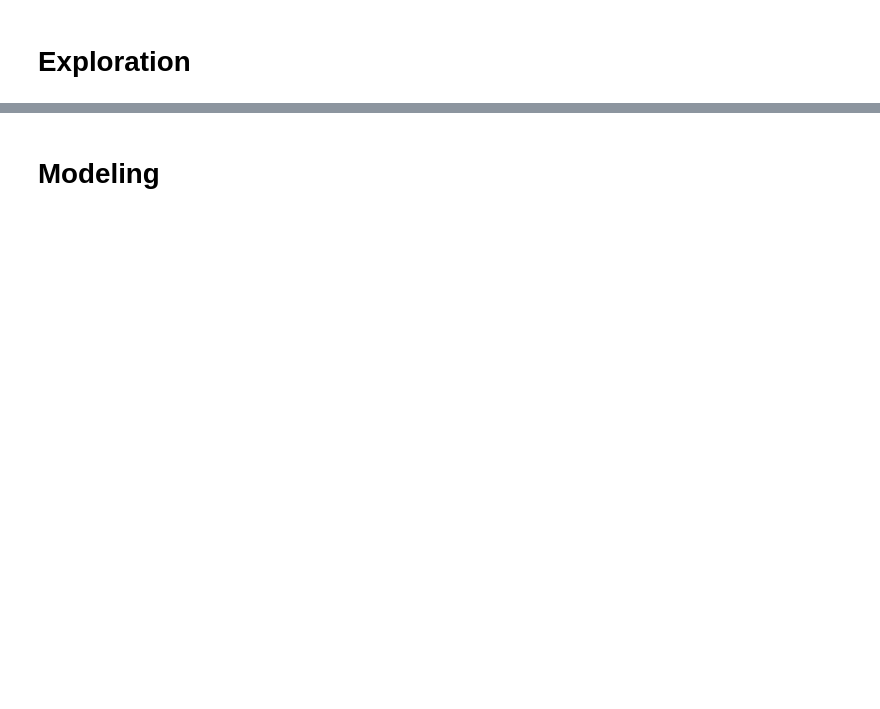
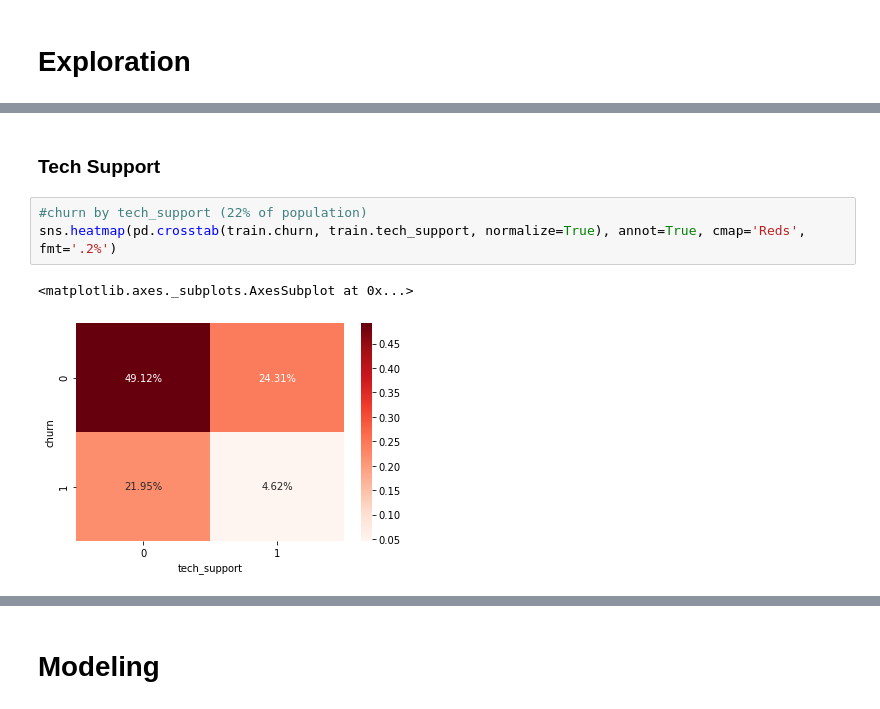
Before and after one commit to Brandon-Martinez27/classification_project, a Jupyter notebook: classification_project.ipynb, the cells around one changed output, grey strips where cells are left out. Drawn from its saved outputs; the diff is of its cells as text; blank space fills up the shorter version.

```diff
--- a/classification_project.ipynb
+++ b/classification_project.ipynb
@@ -175,0 +245,8 @@ sns.pairplot(train)
+# %% [markdown]
+### Tech Support
+# %%
+#churn by tech_support (22% of population)
+sns.heatmap(pd.crosstab(train.churn, train.tech_support, normalize=True), annot=True, cmap='Reds', fmt='.2%')
+# %% [output]
+<matplotlib.axes._subplots.AxesSubplot at 0x...>
+[figure, added]
```
Also changed, not shown: parts of 68 cells of this notebook, 1 other file.
